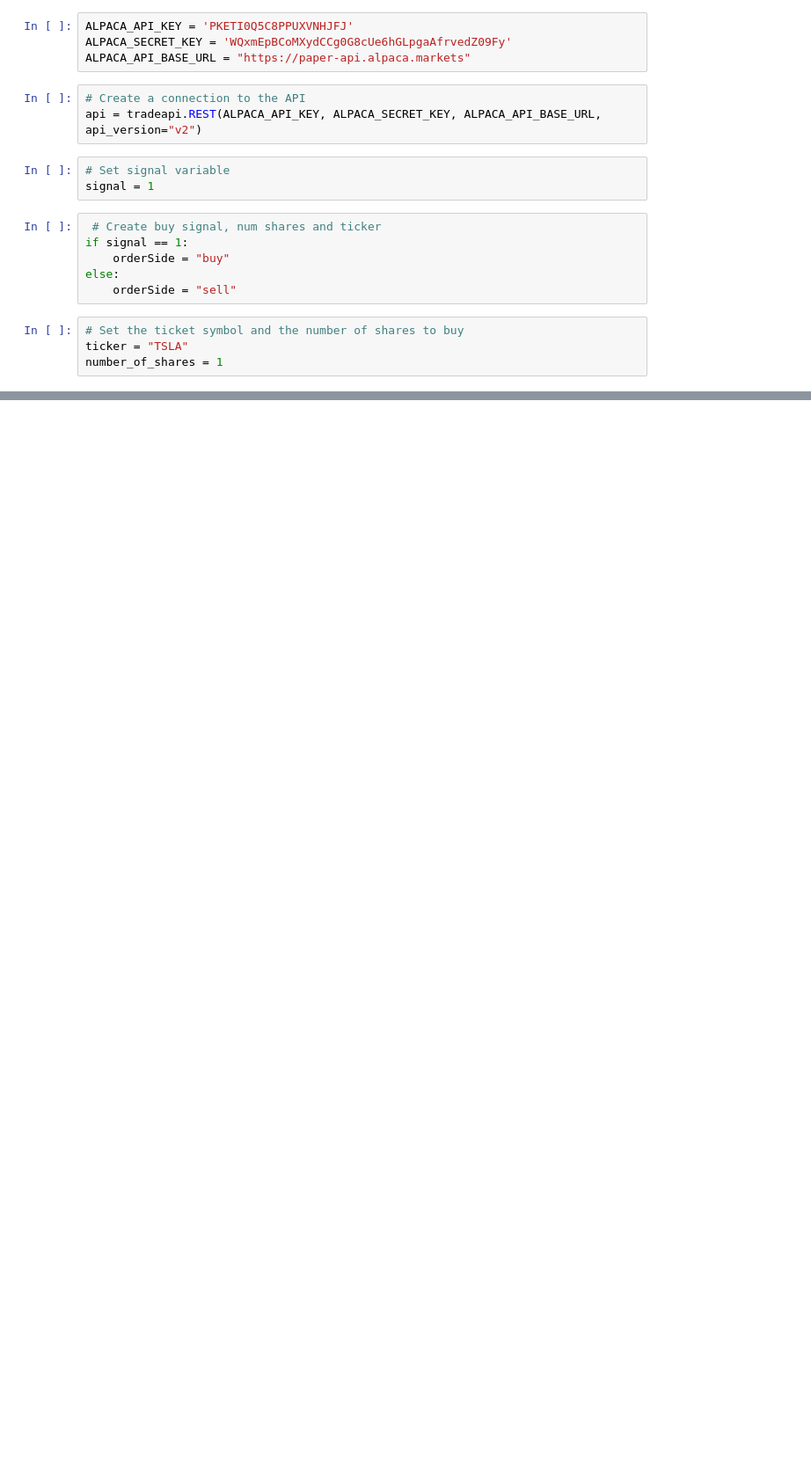
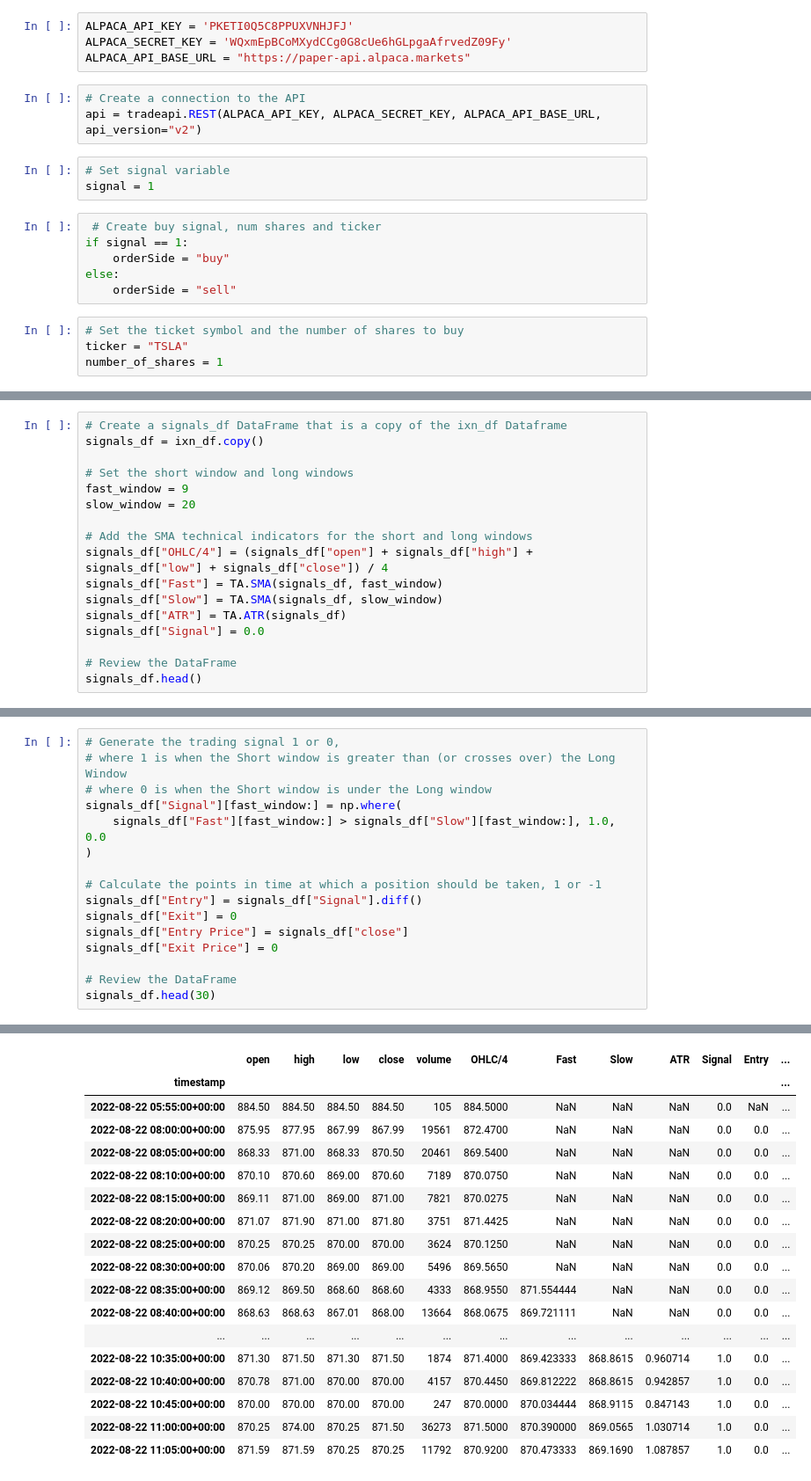
Before and after one commit to TimL2/Group_Project_2_ML_Bot, a Jupyter notebook: ML_Trading_Bot.ipynb, the cells around one changed output, grey strips where cells are left out. Shown at 88% size. Drawn from its saved outputs; the diff is of its cells as text; blank space fills up the shorter version.

```diff
--- a/ML_Trading_Bot.ipynb
+++ b/ML_Trading_Bot.ipynb
@@ -118,0 +110,17 @@ prices.head()
+# %%
+# Create a signals_df DataFrame that is a copy of the ixn_df Dataframe
+signals_df = ixn_df.copy()
+
+# Set the short window and long windows
+fast_window = 9
+slow_window = 20
+
+# Add the SMA technical indicators for the short and long windows
+signals_df["OHLC/4"] = (signals_df["open"] + signals_df["high"] + signals_df["low"] + signals_df["close"]) / 4
+signals_df["Fast"] = TA.SMA(signals_df, fast_window)
+signals_df["Slow"] = TA.SMA(signals_df, slow_window)
+signals_df["ATR"] = TA.ATR(signals_df)
+signals_df["Signal"] = 0.0
+
+# Review the DataFrame
+signals_df.head()
@@ -118,0 +135,17 @@ prices.head()
+# %%
+# Generate the trading signal 1 or 0,
+# where 1 is when the Short window is greater than (or crosses over) the Long Window
+# where 0 is when the Short window is under the Long window
+signals_df["Signal"][fast_window:] = np.where(
+    signals_df["Fast"][fast_window:] > signals_df["Slow"][fast_window:], 1.0, 0.0
+)
+
+# Calculate the points in time at which a position should be taken, 1 or -1
+signals_df["Entry"] = signals_df["Signal"].diff()
+signals_df["Exit"] = 0
+signals_df["Entry Price"] = signals_df["close"]
+signals_df["Exit Price"] = 0
+
+# Review the DataFrame
+signals_df.head(30)
+# %% [output]
@@ -118,0 +156,18 @@ prices.head()
+|  | open | high | low | close | volume | OHLC/4 | Fast | Slow | ATR | Signal | Entry | ... |
+| timestamp |  |  |  |  |  |  |  |  |  |  |  | ... |
+| 2022-08-22 05:55:00+00:00 | 884.50 | 884.50 | 884.50 | 884.50 | 105 | 884.5000 | NaN | NaN | NaN | 0.0 | NaN | ... |
+| 2022-08-22 08:00:00+00:00 | 875.95 | 877.95 | 867.99 | 867.99 | 19561 | 872.4700 | NaN | NaN | NaN | 0.0 | 0.0 | ... |
+| 2022-08-22 08:05:00+00:00 | 868.33 | 871.00 | 868.33 | 870.50 | 20461 | 869.5400 | NaN | NaN | NaN | 0.0 | 0.0 | ... |
+| 2022-08-22 08:10:00+00:00 | 870.10 | 870.60 | 869.00 | 870.60 | 7189 | 870.0750 | NaN | NaN | NaN | 0.0 | 0.0 | ... |
+| 2022-08-22 08:15:00+00:00 | 869.11 | 871.00 | 869.00 | 871.00 | 7821 | 870.0275 | NaN | NaN | NaN | 0.0 | 0.0 | ... |
+| 2022-08-22 08:20:00+00:00 | 871.07 | 871.90 | 871.00 | 871.80 | 3751 | 871.4425 | NaN | NaN | NaN | 0.0 | 0.0 | ... |
+| 2022-08-22 08:25:00+00:00 | 870.25 | 870.25 | 870.00 | 870.00 | 3624 | 870.1250 | NaN | NaN | NaN | 0.0 | 0.0 | ... |
+| 2022-08-22 08:30:00+00:00 | 870.06 | 870.20 | 869.00 | 869.00 | 5496 | 869.5650 | NaN | NaN | NaN | 0.0 | 0.0 | ... |
+| 2022-08-22 08:35:00+00:00 | 869.12 | 869.50 | 868.60 | 868.60 | 4333 | 868.9550 | 871.554444 | NaN | NaN | 0.0 | 0.0 | ... |
+| 2022-08-22 08:40:00+00:00 | 868.63 | 868.63 | 867.01 | 868.00 | 13664 | 868.0675 | 869.721111 | NaN | NaN | 0.0 | 0.0 | ... |
+| ... | ... | ... | ... | ... | ... | ... | ... | ... | ... | ... | ... | ... |
+| 2022-08-22 10:35:00+00:00 | 871.30 | 871.50 | 871.30 | 871.50 | 1874 | 871.4000 | 869.423333 | 868.8615 | 0.960714 | 1.0 | 0.0 | ... |
+| 2022-08-22 10:40:00+00:00 | 870.78 | 871.00 | 870.00 | 870.00 | 4157 | 870.4450 | 869.812222 | 868.8615 | 0.942857 | 1.0 | 0.0 | ... |
+| 2022-08-22 10:45:00+00:00 | 870.00 | 870.00 | 870.00 | 870.00 | 247 | 870.0000 | 870.034444 | 868.9115 | 0.847143 | 1.0 | 0.0 | ... |
+| 2022-08-22 11:00:00+00:00 | 870.25 | 874.00 | 870.25 | 871.50 | 36273 | 871.5000 | 870.390000 | 869.0565 | 1.030714 | 1.0 | 0.0 | ... |
+| 2022-08-22 11:05:00+00:00 | 871.59 | 871.59 | 870.25 | 870.25 | 11792 | 870.9200 | 870.473333 | 869.1690 | 1.087857 | 1.0 | 0.0 | ... |
```
Also changed, not shown: parts of 20 cells of this notebook.
